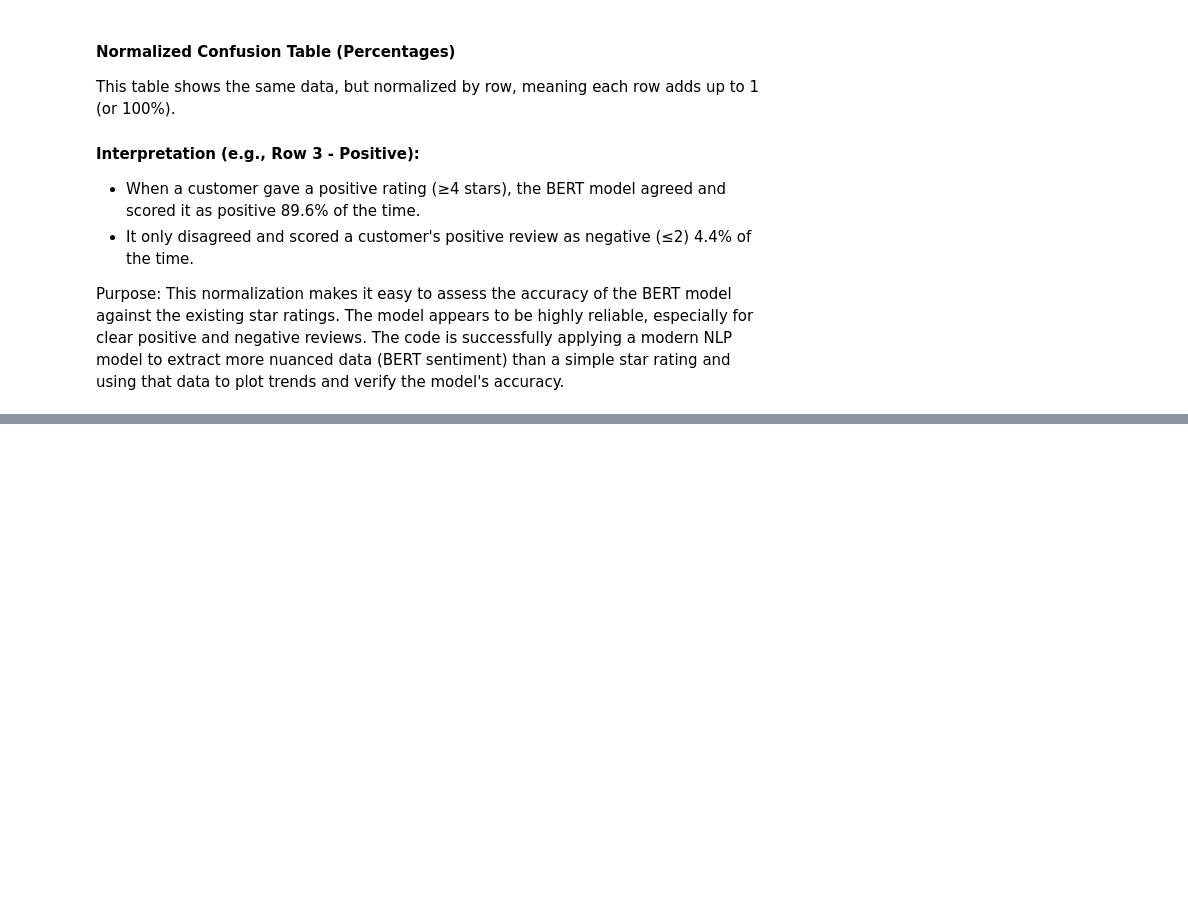
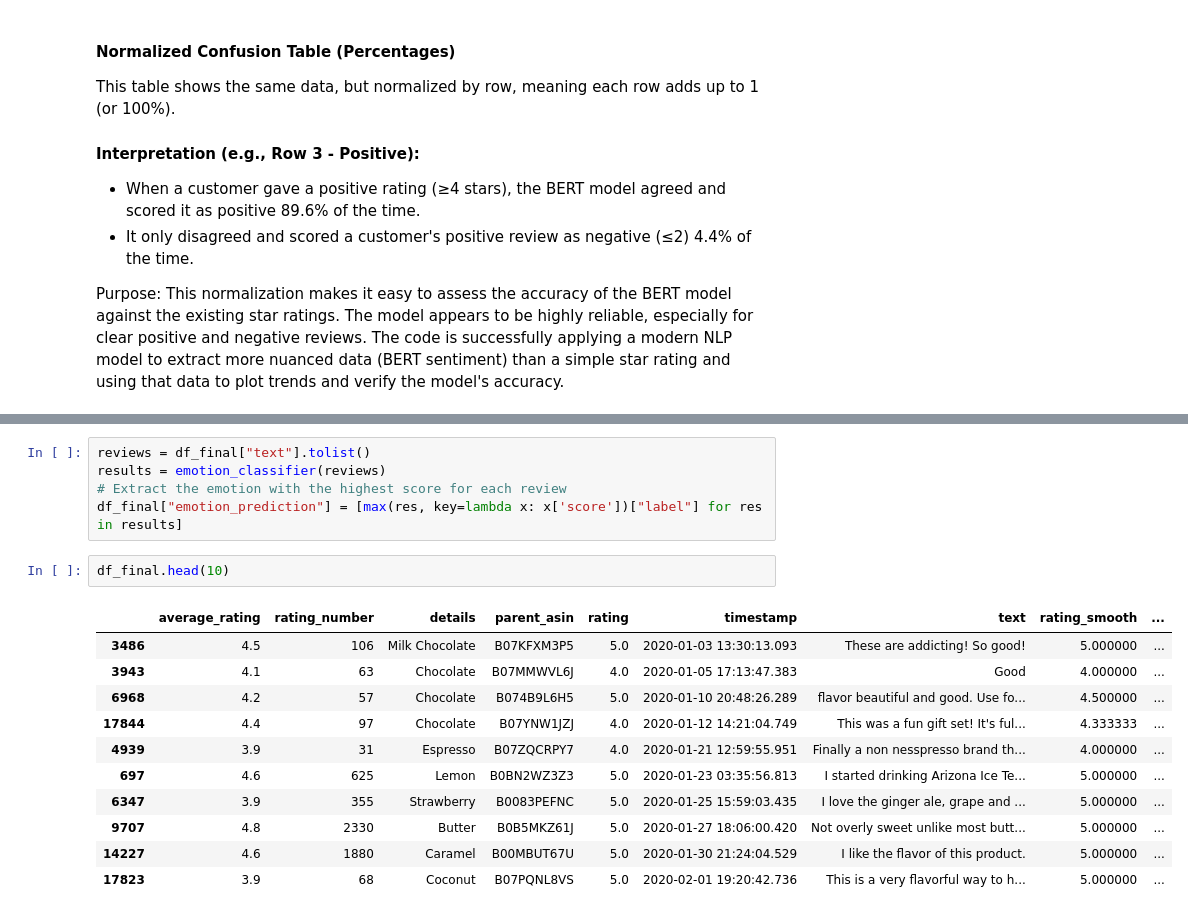
Before and after one commit to EmanArsham/Nestle_1B, a Jupyter notebook: Nestle (2).ipynb, the cells around one changed output, grey strips where cells are left out. Cells and saved outputs as stored; diff of their text form; blank space fills up the shorter version.

```diff
--- a/Nestle (2).ipynb
+++ b/Nestle (2).ipynb
@@ -684,0 +695,19 @@ Purpose: This normalization makes it easy to assess the accuracy of the BERT mod
+# %%
+reviews = df_final["text"].tolist()
+results = emotion_classifier(reviews)
+# Extract the emotion with the highest score for each review
+df_final["emotion_prediction"] = [max(res, key=lambda x: x['score'])["label"] for res in results]
+# %%
+df_final.head(10)
+# %% [output]
+|  | average_rating | rating_number | details | parent_asin | rating | timestamp | text | rating_smooth | ... |
+| 3486 | 4.5 | 106 | Milk Chocolate | B07KFXM3P5 | 5.0 | 2020-01-03 13:30:13.093 | These are addicting! So good! | 5.000000 | ... |
+| 3943 | 4.1 | 63 | Chocolate | B07MMWVL6J | 4.0 | 2020-01-05 17:13:47.383 | Good | 4.000000 | ... |
+| 6968 | 4.2 | 57 | Chocolate | B074B9L6H5 | 5.0 | 2020-01-10 20:48:26.289 | flavor beautiful and good. Use fo... | 4.500000 | ... |
+| 17844 | 4.4 | 97 | Chocolate | B07YNW1JZJ | 4.0 | 2020-01-12 14:21:04.749 | This was a fun gift set! It's ful... | 4.333333 | ... |
+| 4939 | 3.9 | 31 | Espresso | B07ZQCRPY7 | 4.0 | 2020-01-21 12:59:55.951 | Finally a non nesspresso brand th... | 4.000000 | ... |
+| 697 | 4.6 | 625 | Lemon | B0BN2WZ3Z3 | 5.0 | 2020-01-23 03:35:56.813 | I started drinking Arizona Ice Te... | 5.000000 | ... |
+| 6347 | 3.9 | 355 | Strawberry | B0083PEFNC | 5.0 | 2020-01-25 15:59:03.435 | I love the ginger ale, grape and ... | 5.000000 | ... |
+| 9707 | 4.8 | 2330 | Butter | B0B5MKZ61J | 5.0 | 2020-01-27 18:06:00.420 | Not overly sweet unlike most butt... | 5.000000 | ... |
+| 14227 | 4.6 | 1880 | Caramel | B00MBUT67U | 5.0 | 2020-01-30 21:24:04.529 | I like the flavor of this product. | 5.000000 | ... |
+| 17823 | 3.9 | 68 | Coconut | B07PQNL8VS | 5.0 | 2020-02-01 19:20:42.736 | This is a very flavorful way to h... | 5.000000 | ... |
```
Also changed, not shown: parts of 8 cells of this notebook.
